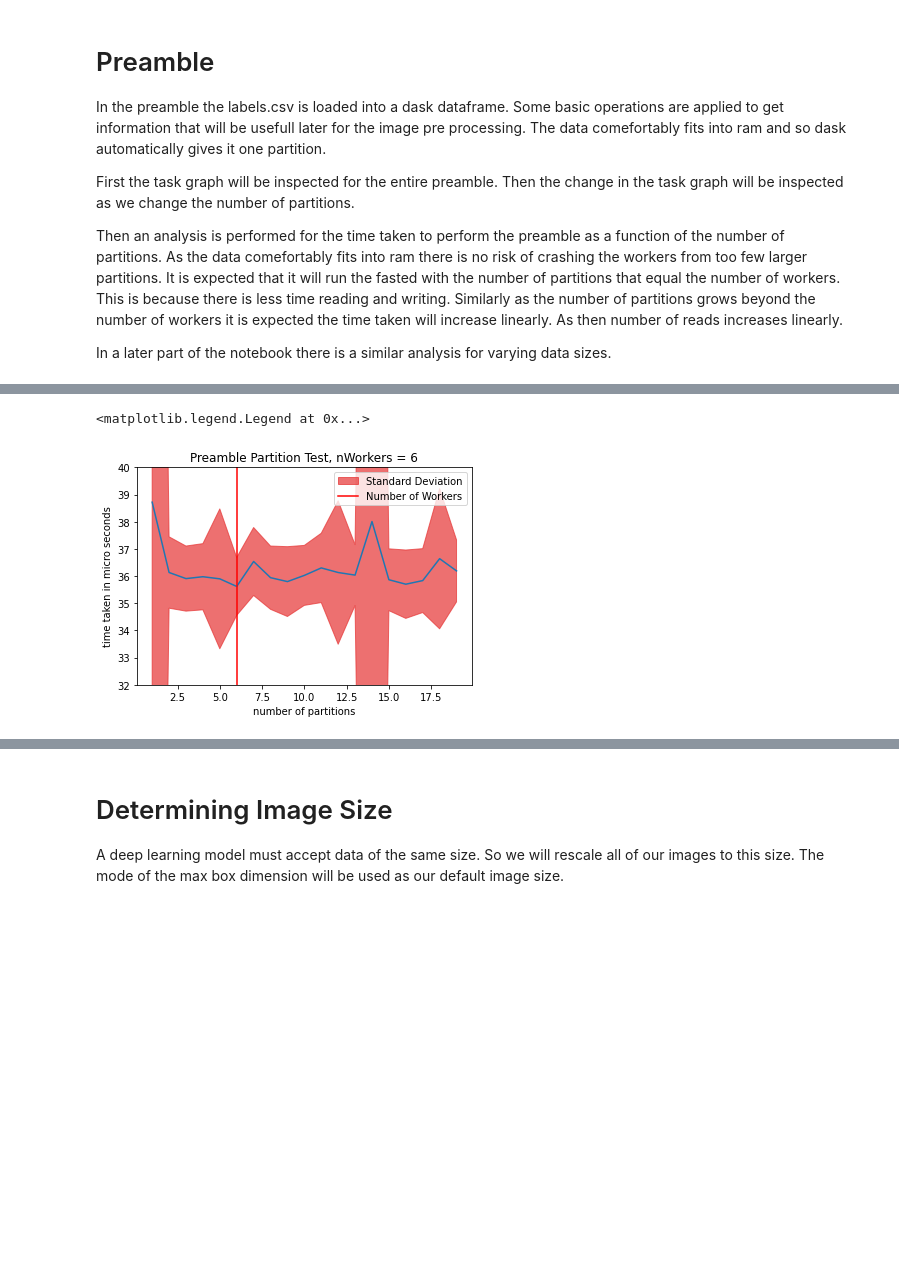
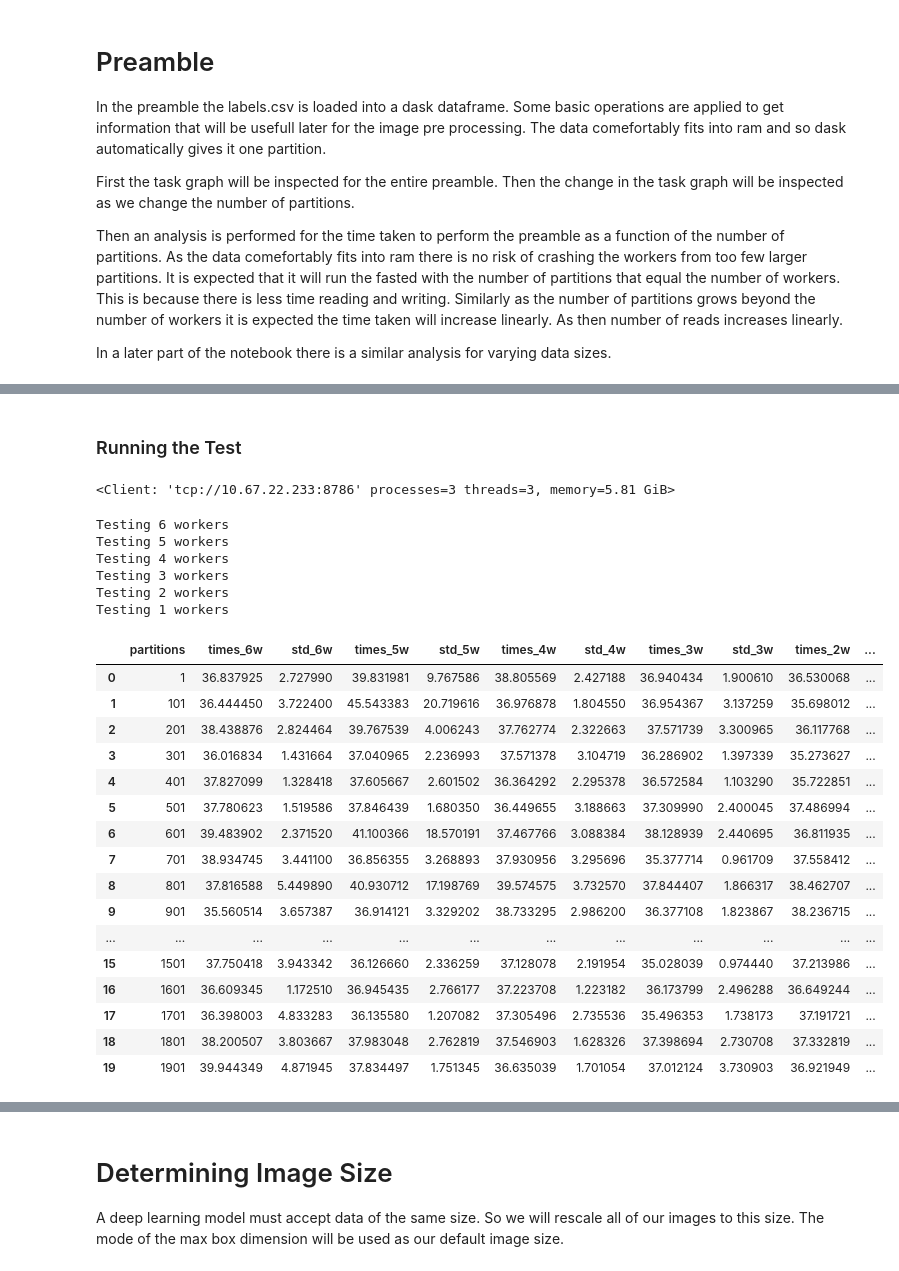
Before and after one commit to DanHarJor/MAPD-B, a Jupyter notebook: dask/notebooks/Daniel_dask_preprocessing.ipynb, the cells around one changed output, grey strips where cells are left out. Cells and saved outputs as stored; diff of their text form; code cells hidden in the pictures; blank space fills up the shorter version.

```diff
--- a/dask/notebooks/Daniel_dask_preprocessing.ipynb
+++ b/dask/notebooks/Daniel_dask_preprocessing.ipynb
@@ -149 +199,3 @@ The results of the preamble partition test is shown below. It was expected to se
+# %% [markdown]
+### Running the Test
 # %%
@@ -197,12 +239,46 @@ times, std = partitionTest(preamble,partitions,itterations)
-# %%
-plt.plot(partitions,times)
-plt.fill_between(partitions,times+std,times-std, label='Standard Deviation', color=(0.9,0.2,0.2,0.7))
-plt.xlabel('number of partitions')
-plt.ylabel('time taken in micro seconds')
-plt.ylim(32,40)
-plt.title('Preamble Partition Test, nWorkers = 6')
-plt.axvline(nworkers,color='red', label = 'Number of Workers')
-plt.legend()
-# %% [output]
-<matplotlib.legend.Legend at 0x...>
-[figure, removed]
+# %%
+client.restart()
+client
+# %% [output]
+<Client: 'tcp://10.67.22.233:8786' processes=3 threads=3, memory=5.81 GiB>
+# %%
+partitions = np.arange(1,1999,100)
+it = 20
+itterations = range(it)
+workers = client.scheduler_info()['workers'].keys()
+preamble_perf = pd.DataFrame({'partitions':np.array(partitions)})
+for worker in workers:
+     nw = len(client.scheduler_info()['workers'].keys())
+     print('Testing',nw,'workers')
+     times, std = partitionTest(preamble,partitions,itterations)
+     preamble_perf['times_'+str(nw)+'w'] = times
+     preamble_perf['std_'+str(nw)+'w'] = std
+     if nw == 1: break
+     #print('retireing a worker')
+     client.retire_workers(workers=[worker])
+
+preamble_perf
+# %% [output]
+Testing 6 workers
+Testing 5 workers
+Testing 4 workers
+Testing 3 workers
+Testing 2 workers
+Testing 1 workers
+|  | partitions | times_6w | std_6w | times_5w | std_5w | times_4w | std_4w | times_3w | std_3w | times_2w | ... |
+| 0 | 1 | 36.837925 | 2.727990 | 39.831981 | 9.767586 | 38.805569 | 2.427188 | 36.940434 | 1.900610 | 36.530068 | ... |
+| 1 | 101 | 36.444450 | 3.722400 | 45.543383 | 20.719616 | 36.976878 | 1.804550 | 36.954367 | 3.137259 | 35.698012 | ... |
+| 2 | 201 | 38.438876 | 2.824464 | 39.767539 | 4.006243 | 37.762774 | 2.322663 | 37.571739 | 3.300965 | 36.117768 | ... |
+| 3 | 301 | 36.016834 | 1.431664 | 37.040965 | 2.236993 | 37.571378 | 3.104719 | 36.286902 | 1.397339 | 35.273627 | ... |
+| 4 | 401 | 37.827099 | 1.328418 | 37.605667 | 2.601502 | 36.364292 | 2.295378 | 36.572584 | 1.103290 | 35.722851 | ... |
+| 5 | 501 | 37.780623 | 1.519586 | 37.846439 | 1.680350 | 36.449655 | 3.188663 | 37.309990 | 2.400045 | 37.486994 | ... |
+| 6 | 601 | 39.483902 | 2.371520 | 41.100366 | 18.570191 | 37.467766 | 3.088384 | 38.128939 | 2.440695 | 36.811935 | ... |
+| 7 | 701 | 38.934745 | 3.441100 | 36.856355 | 3.268893 | 37.930956 | 3.295696 | 35.377714 | 0.961709 | 37.558412 | ... |
+| 8 | 801 | 37.816588 | 5.449890 | 40.930712 | 17.198769 | 39.574575 | 3.732570 | 37.844407 | 1.866317 | 38.462707 | ... |
+| 9 | 901 | 35.560514 | 3.657387 | 36.914121 | 3.329202 | 38.733295 | 2.986200 | 36.377108 | 1.823867 | 38.236715 | ... |
+| ... | ... | ... | ... | ... | ... | ... | ... | ... | ... | ... | ... |
+| 15 | 1501 | 37.750418 | 3.943342 | 36.126660 | 2.336259 | 37.128078 | 2.191954 | 35.028039 | 0.974440 | 37.213986 | ... |
+| 16 | 1601 | 36.609345 | 1.172510 | 36.945435 | 2.766177 | 37.223708 | 1.223182 | 36.173799 | 2.496288 | 36.649244 | ... |
+| 17 | 1701 | 36.398003 | 4.833283 | 36.135580 | 1.207082 | 37.305496 | 2.735536 | 35.496353 | 1.738173 | 37.191721 | ... |
+| 18 | 1801 | 38.200507 | 3.803667 | 37.983048 | 2.762819 | 37.546903 | 1.628326 | 37.398694 | 2.730708 | 37.332819 | ... |
+| 19 | 1901 | 39.944349 | 4.871945 | 37.834497 | 1.751345 | 36.635039 | 1.701054 | 37.012124 | 3.730903 | 36.921949 | ... |
```
Also changed, not shown: parts of 39 cells of this notebook, 1 other file.
